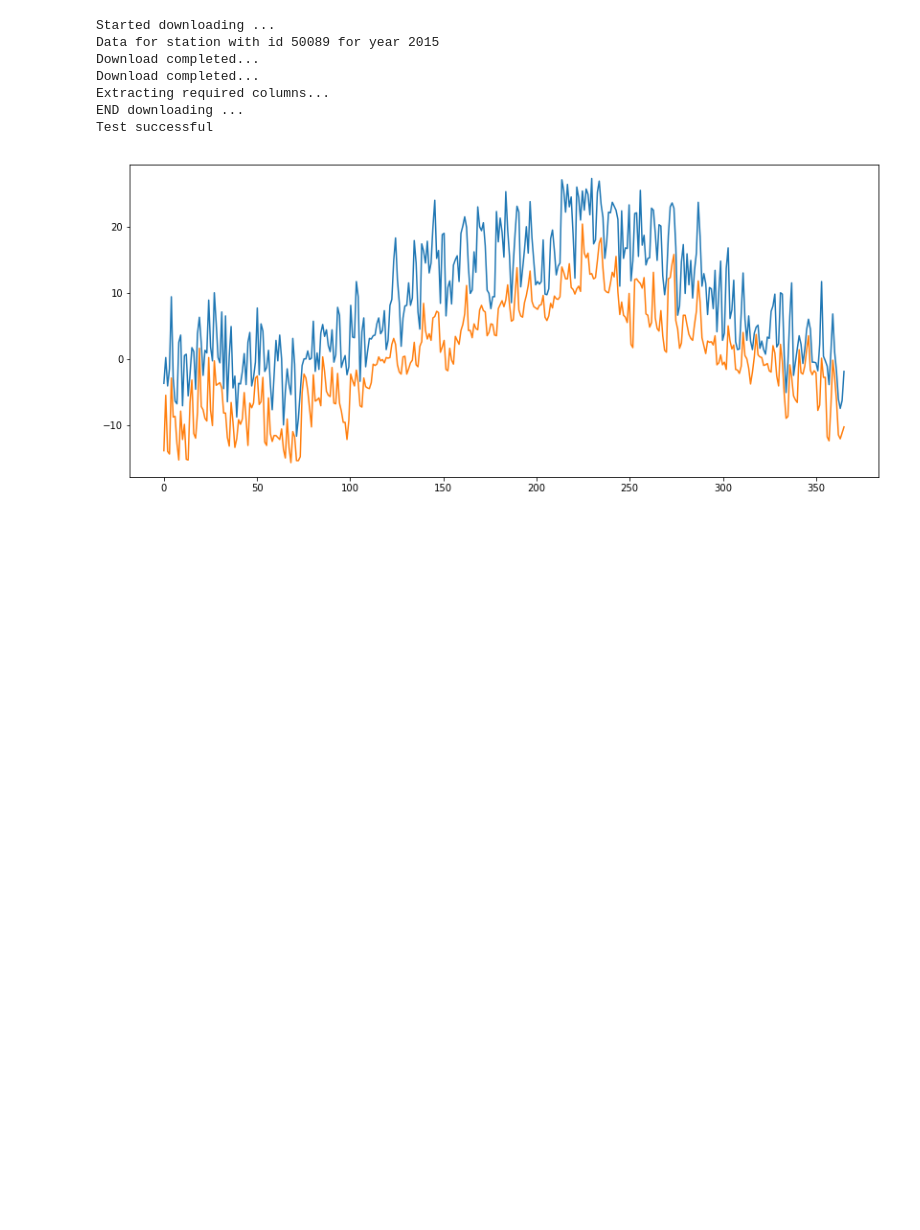
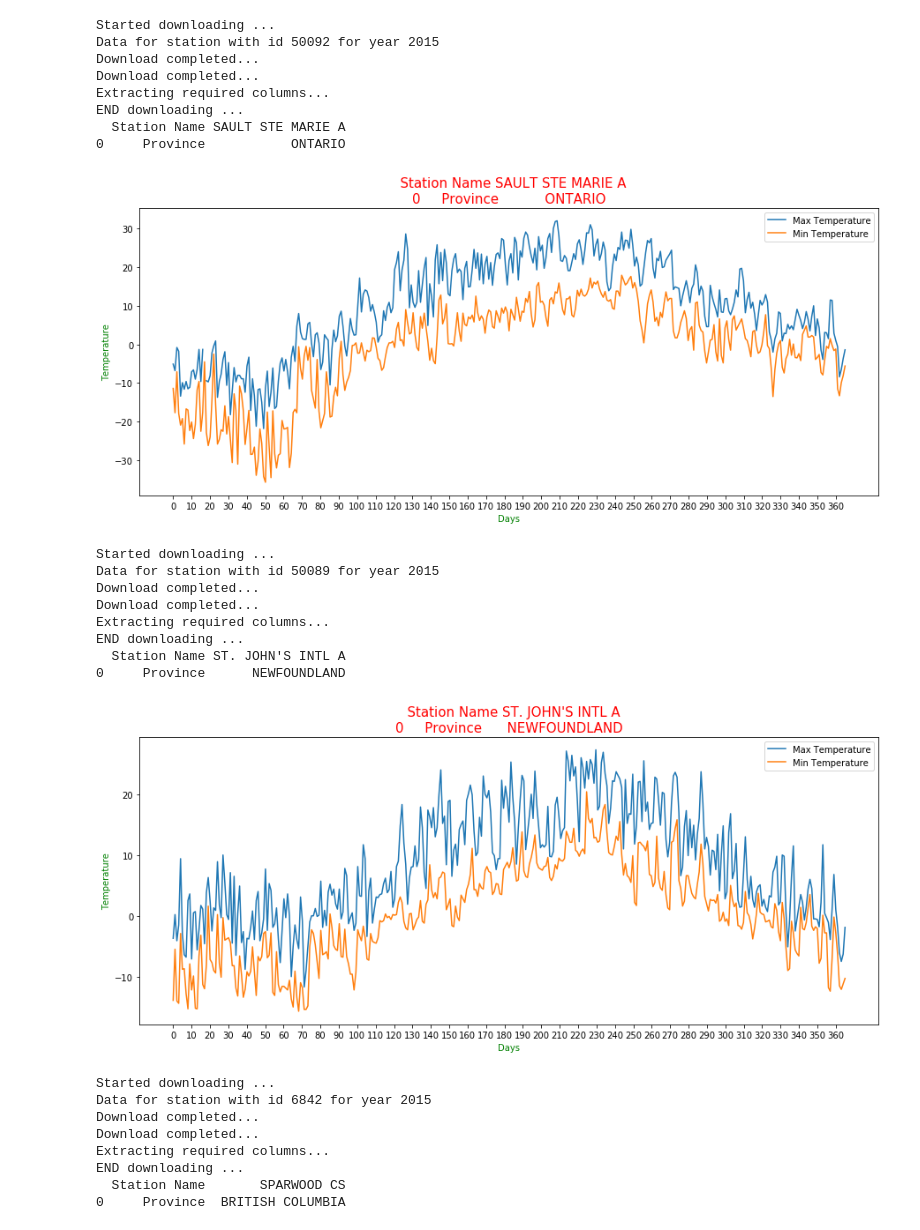
Before and after one commit to bs6523/CMSC6950_Group_Project, a Jupyter notebook: MCT_Q1.ipynb, the cells around one changed output. Drawn from its saved outputs; the diff is of its cells as text; code cells hidden in the pictures; blank space fills up the shorter version.

Commit message:
plot for 3 cities, formated the graph

```diff
--- a/MCT_Q1.ipynb
+++ b/MCT_Q1.ipynb
@@ -32,47 +32,71 @@ def download(stationid, year):
     print("Extracting required columns...")
 
     data_frame = pd.read_csv(fname, skiprows=25, sep=",", encoding="ISO-8859-1")
     columns = [0,1,2,3,5,7,9]
     df = data_frame[columns]
     df_rename = df.rename(columns={'Max Temp (°C)':'Max_Temp', 'Min Temp (°C)': 'Min_Temp', 'Mean Temp (°C)': 'Mean_Temp'})
     print("END downloading ...")
 
-    #ave = data_frame"
-    #plt.plot
-    #print(df_rename)
+    #name
+    Citi_name = pd.read_csv(fname, nrows=1)
 
+    print(Citi_name)
 
-     #ave = data_frame
-    #plt.plot
-    #print(df_rename)
+    fig= plt.figure(num=1, figsize=(15,6))
+    x = np.linspace(0,365,365)
 
-    fig= plt.figure(num=1, figsize=(14,6))
-    x = np.linspace(0,365,365)
-    #x = data_frame['SN']
     y = df_rename['Max Temp (Â°C)']
     y2 = df_rename['Min Temp (Â°C)']
 
-    plt.plot(x,y, x, y2)
 
-   # df_rename.plot(x= 'Month', y='Max Temp (Â°C)', kind="bar")
-   # df_rename.plot(x= 'Month', y='Min Temp (Â°C)', kind="bar")
+    plt.plot(x,y,label="Max Temperature")
+    plt.plot(x,y2,label="Min Temperature")
+    plt.legend(bbox_to_anchor=(1, 1), loc=1)
+    plt.xticks(np.arange(0,365,10))
+    plt.title(Citi_name, color = "red", size = 15)
+    plt.xlabel('Days', color = "green")
+    plt.ylabel('Temperature',color = "green")
+    plt.show()
 
-stationid = 50089
+
+stationid1 = 50092
+stationid2 = 50089
+stationid3 = 6842
 year = 2015
 
 
 
 #exp = "{}_{}.csv".format(stationid, year)
-obs = download(stationid, year)
+obs1 = download(stationid1, year)
+obs2 = download(stationid2, year)
+obs3 = download(stationid3, year)
 #! touch 50089_2016_t.csv
 #assert_equal(exp, obs)
 print("Test successful")
 # %% [output]
 Started downloading ...
-Data for station with id 50089 for year 2015
+Data for station with id 50092 for year 2015
 Download completed...
 Download completed...
 Extracting required columns...
 END downloading ...
-Test successful
+  Station Name SAULT STE MARIE A
+0     Province           ONTARIO
-[figure, old version]
+[figure, new version]
+Started downloading ...
+Data for station with id 50089 for year 2015
+Download completed...
+Download completed...
+Extracting required columns...
+END downloading ...
+  Station Name ST. JOHN'S INTL A
+0     Province      NEWFOUNDLAND
+[figure, added]
+Started downloading ...
+Data for station with id 6842 for year 2015
+Download completed...
+Download completed...
+Extracting required columns...
+END downloading ...
+  Station Name       SPARWOOD CS
+0     Province  BRITISH COLUMBIA
```
Also changed, not shown: parts of 1 cell of this notebook.
